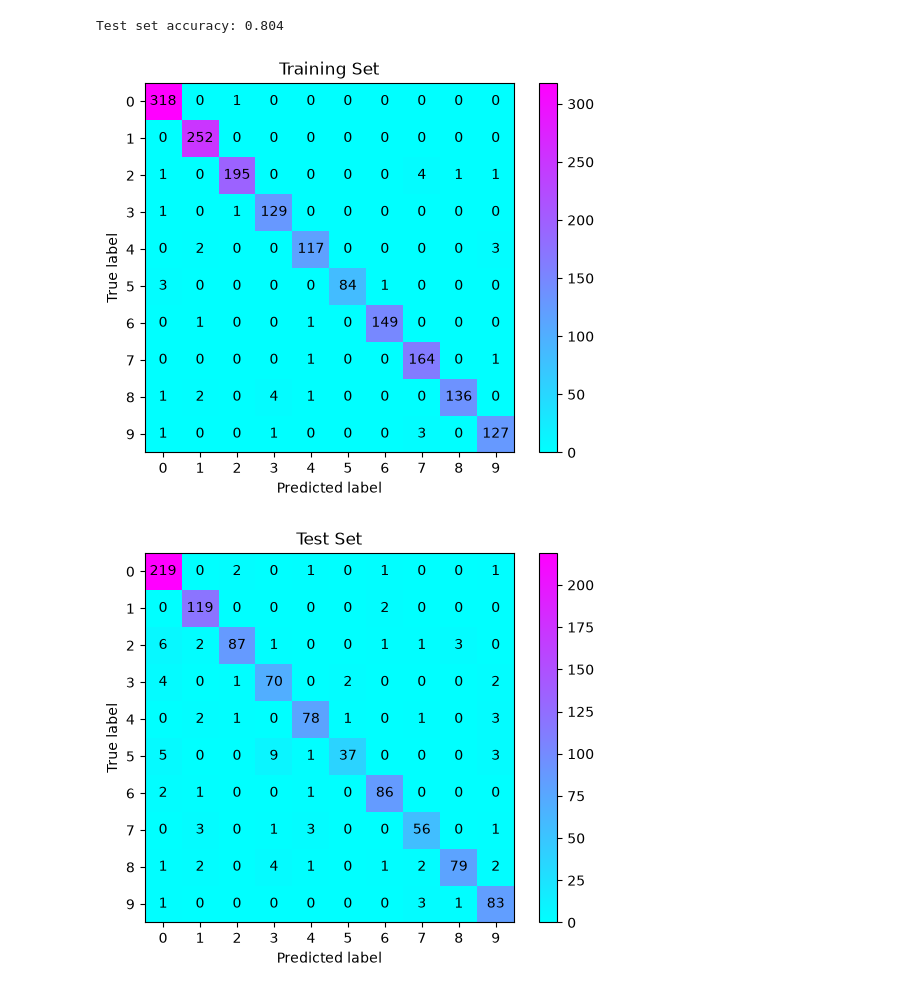
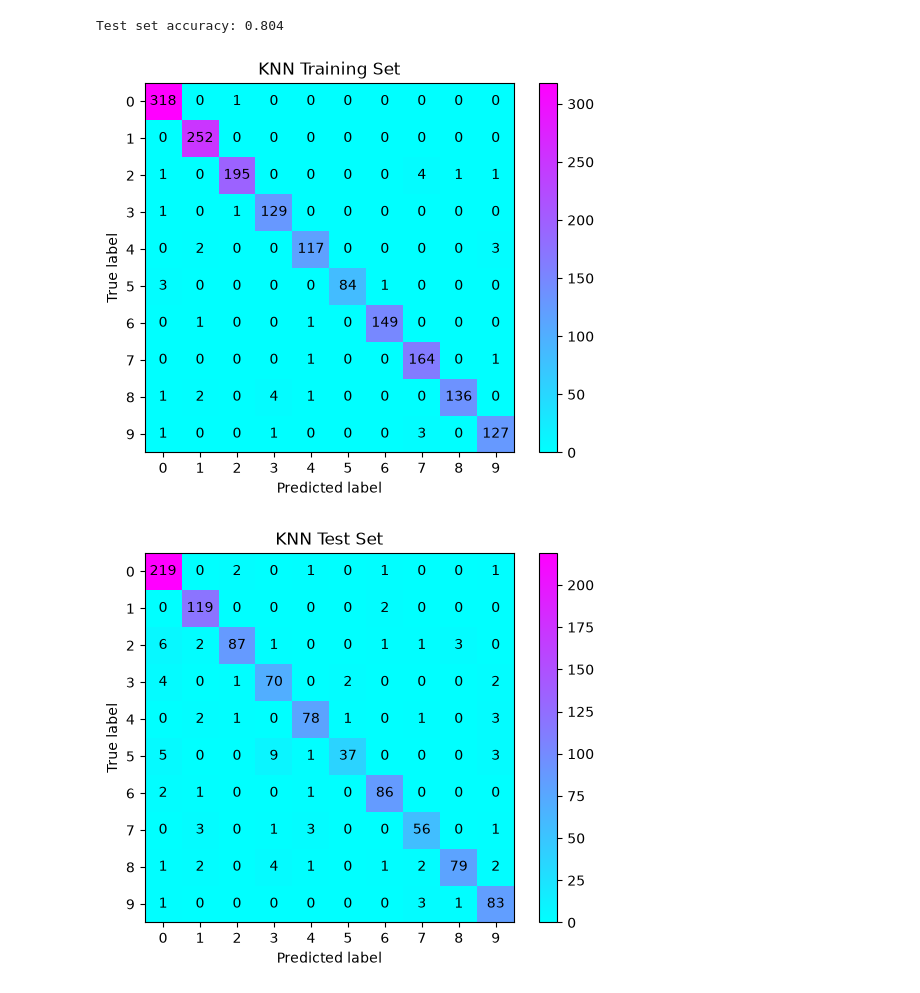
Before and after one commit to nielsklerk/IDL_Assignment0, a Jupyter notebook: task1.ipynb, the cells around one changed output. Saved outputs shown, nothing was run; the diff lists cells and outputs as text; code cells hidden in the pictures.

Commit message:
plot title fix

```diff
--- a/task1.ipynb
+++ b/task1.ipynb
@@ -198,18 +198,18 @@ Test set accuracy: 0.804
 # %%
 neigh = KNeighborsClassifier(n_neighbors=3)
 neigh.fit(train_in, train_out)
 labels_pred_train = neigh.predict(train_in)
 labels_pred_test = neigh.predict(test_in)
 
 ConfusionMatrixDisplay(confusion_matrix(train_out, labels_pred_train)).plot(cmap='cool', text_kw={'c':'k'})
-plt.title("Training Set")
+plt.title("KNN Training Set")
 plt.savefig('imgs/KNN_train.pdf')
 plt.show()
 
 ConfusionMatrixDisplay(confusion_matrix(test_out, labels_pred_test)).plot(cmap='cool', text_kw={'c':'k'})
+plt.title("KNN Test Set")
 plt.savefig('imgs/KNN_test.pdf')
-plt.title("Test Set")
 plt.show()
 # %% [output]
-[figure, old version]
+[figure, new version]
-[figure, old version]
+[figure, new version]
```
Also changed, not shown: 4 other files.
